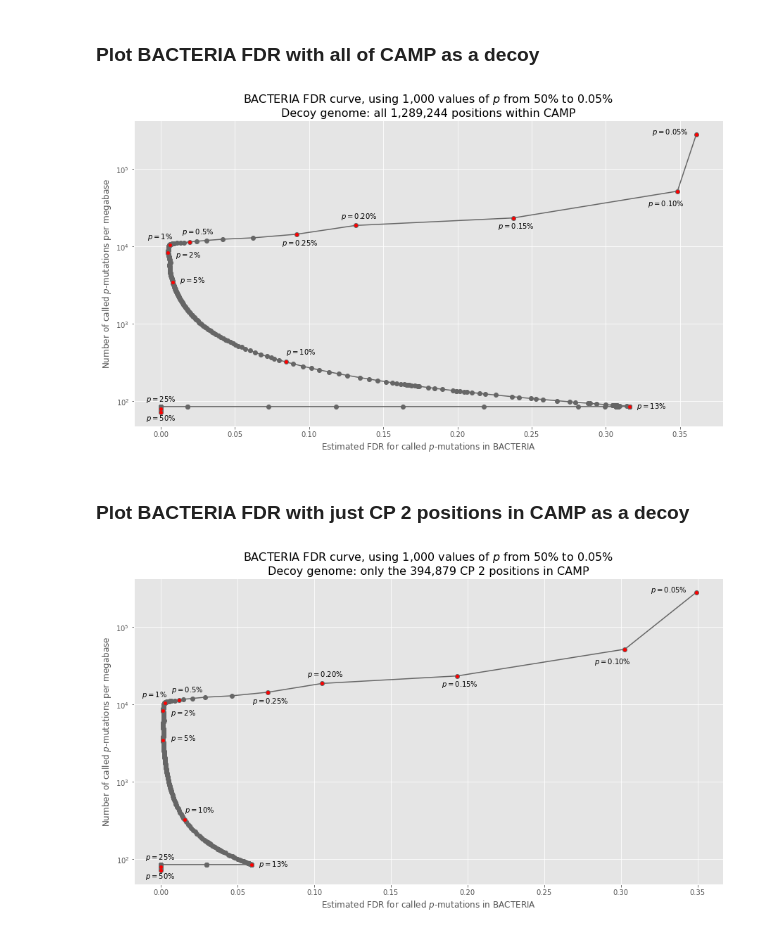
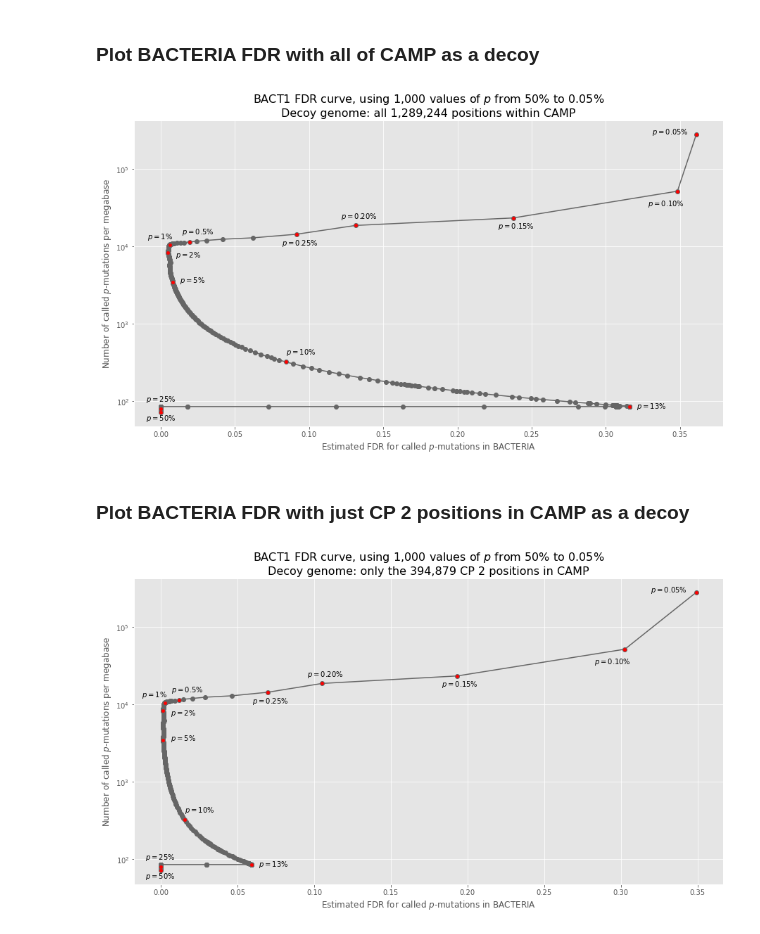
Before and after one commit to fedarko/sheepgut, a Jupyter notebook: notebooks/DemonstratingTargetDecoyApproach.ipynb, the cells around one changed output. Cells and saved outputs as stored; diff of their text form; code cells hidden in the pictures.

Commit message:
rerun a few ntbks re BACTERIA & BACTEROIDALES chgs

```diff
--- a/notebooks/DemonstratingTargetDecoyApproach.ipynb
+++ b/notebooks/DemonstratingTargetDecoyApproach.ipynb
@@ -195,5 +195,5 @@ Naively calling mutations in CAMP.
 # %% [markdown]
 ### For comparison, naively call mutations in BACTERIA and compute $\mathrm{frac}_{\mathrm{BACTERIA}}$
 # %%
-bacteria_naive_p2called_mutations, bacteria_naive_p2numpermb = naive_calling_fullseq("edge_1671")
+bacteria_naive_p2called_mutations, bacteria_naive_p2numpermb, _ = naive_calling_fullseq("edge_1671")
 # %% [output]
@@ -285,7 +285,7 @@ def plot_bacteria_fdr(decoy_p2numpermb, decoy_info, fig_basename):
     ax.scatter([xy[0] for xy in special_xys], [xy[1] for xy in special_xys], color="#ff0000", zorder=2000, s=20)
     ax.set_xlabel("Estimated FDR for called $p$-mutations in BACTERIA")
     ax.set_ylabel("Number of called $p$-mutations per megabase")
-    ax.set_title(f"BACTERIA FDR curve, using 1,000 values of $p$ from {max(percentages):.0f}% to {min(percentages):.2f}%\nDecoy genome: {decoy_info}", fontsize=16)
+    ax.set_title(f"{seq2name['edge_1671']} FDR curve, using 1,000 values of $p$ from {max(percentages):.0f}% to {min(percentages):.2f}%\nDecoy genome: {decoy_info}", fontsize=16)
     use_thousands_sep(ax.yaxis)
     ax.set_yscale("symlog")
     fig.set_size_inches(15, 8)
@@ -293,12 +293,20 @@ def plot_bacteria_fdr(decoy_p2numpermb, decoy_info, fig_basename):
 # %% [markdown]
 ### Plot BACTERIA FDR with all of CAMP as a decoy
 # %%
-plot_bacteria_fdr(camp_naive_p2numpermb, f"all {seq2len['edge_6104']:,} positions within CAMP", "BACTERIA_FDR_CAMP_decoy")
+plot_bacteria_fdr(
+    camp_naive_p2numpermb,
+    f"all {seq2len['edge_6104']:,} positions within {seq2name['edge_6104']}",
+    "BACT1_FDR_CAMP_decoy"
+)
 # %% [output]
-[figure, old version]
+[figure, new version]
 # %% [markdown]
 ### Plot BACTERIA FDR with just CP 2 positions in CAMP as a decoy
 # %%
-plot_bacteria_fdr(camp_cp2_naive_p2numpermb, f"only the {num_camp_cp2_pos:,} CP 2 positions in CAMP", "BACTERIA_FDR_CAMP_CP2_decoy")
+plot_bacteria_fdr(
+    camp_cp2_naive_p2numpermb,
+    f"only the {num_camp_cp2_pos:,} CP 2 positions in {seq2name['edge_6104']}",
+    "BACT1_FDR_CAMP_CP2_decoy"
+)
 # %% [output]
-[figure, old version]
+[figure, new version]
```
Also changed, not shown: parts of 2 cells of this notebook, 10 other files.
